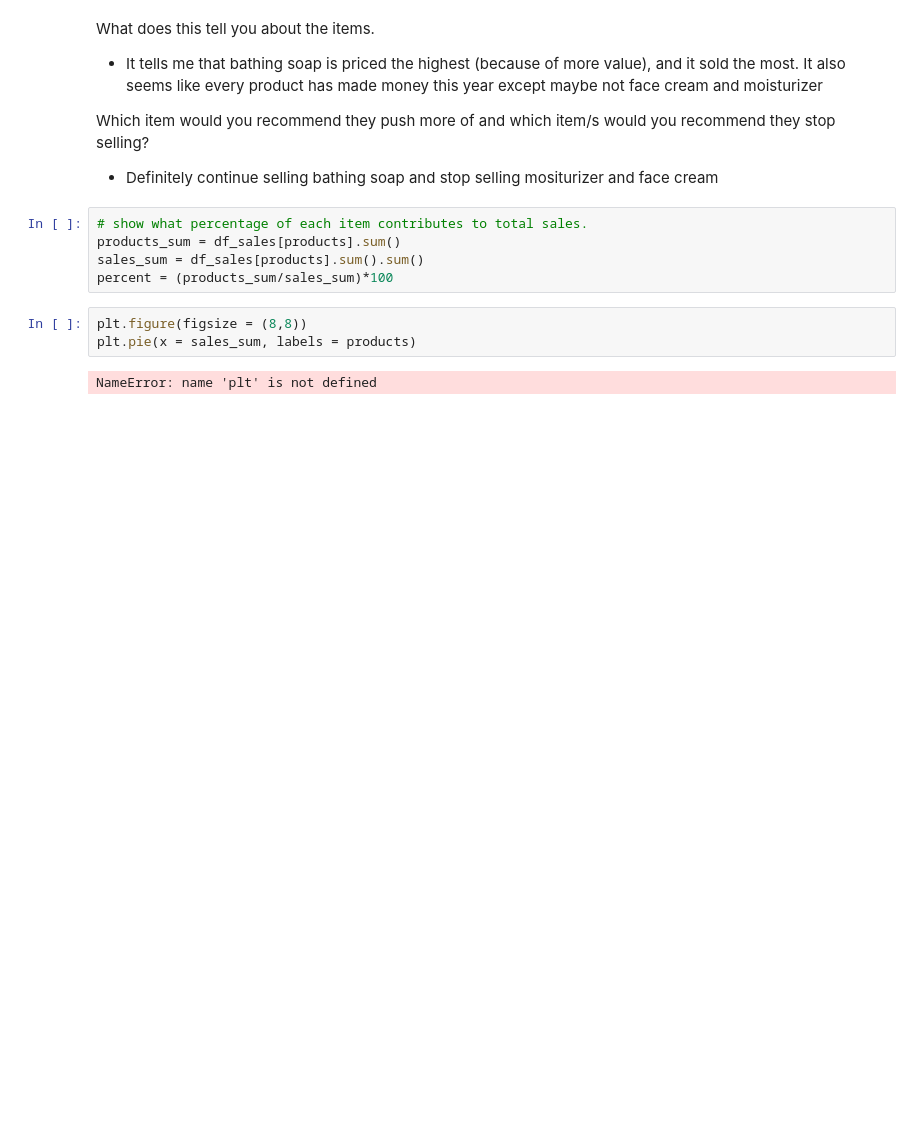
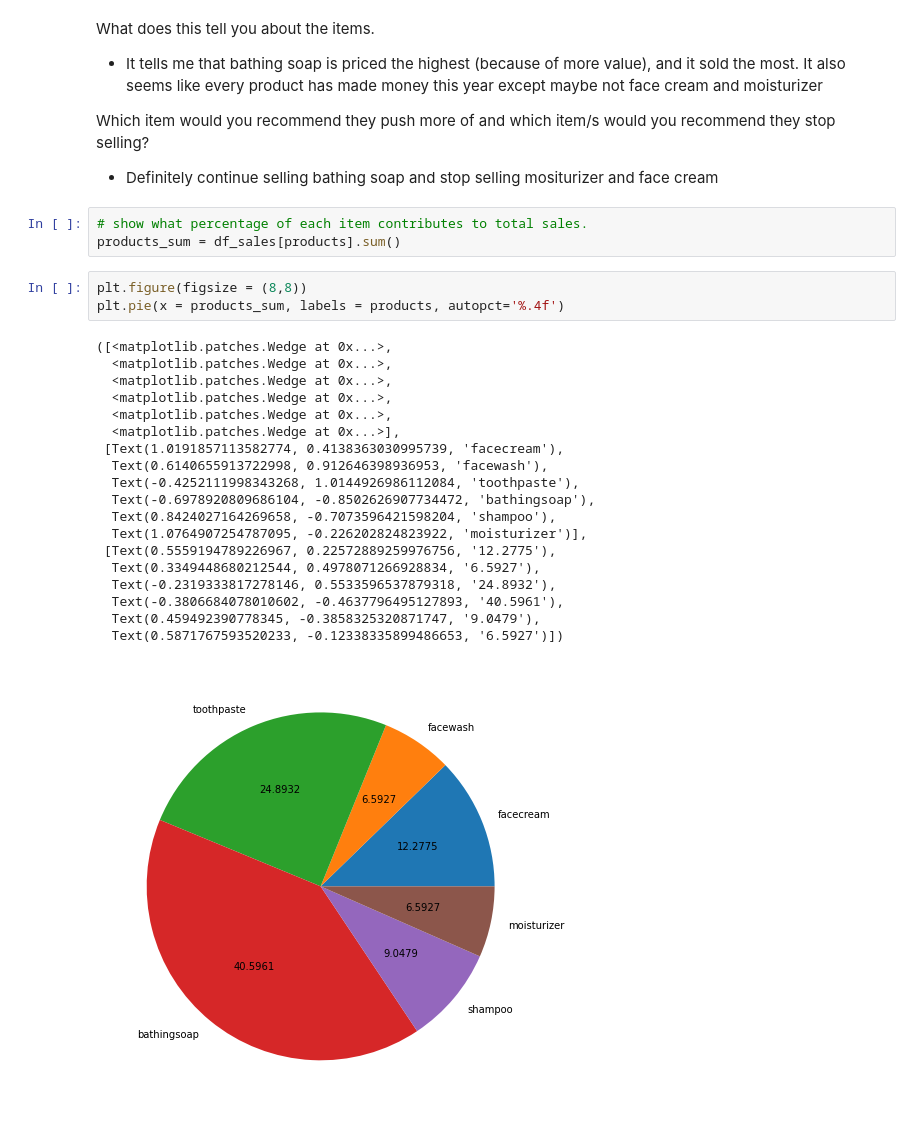
Before and after one commit to AliceLiu17/2022-fall-data-science, a Jupyter notebook: Week-08-Data-Visualization/Exercise.ipynb, the cells around one changed output. Saved outputs shown, nothing was run; the diff lists cells and outputs as text; blank space fills up the shorter version.

```diff
--- a/Week-08-Data-Visualization/Exercise.ipynb
+++ b/Week-08-Data-Visualization/Exercise.ipynb
@@ -269,10 +269,26 @@ Which item would you recommend they push more of and which item/s would you reco
 # %%
 # show what percentage of each item contributes to total sales.
 products_sum = df_sales[products].sum()
-sales_sum = df_sales[products].sum().sum()
-percent = (products_sum/sales_sum)*100
 # %%
 plt.figure(figsize = (8,8))
-plt.pie(x = sales_sum, labels = products)
+plt.pie(x = products_sum, labels = products, autopct='%.4f')
 # %% [output]
-NameError: name 'plt' is not defined
+([<matplotlib.patches.Wedge at 0x...>,
+  <matplotlib.patches.Wedge at 0x...>,
+  <matplotlib.patches.Wedge at 0x...>,
+  <matplotlib.patches.Wedge at 0x...>,
+  <matplotlib.patches.Wedge at 0x...>,
+  <matplotlib.patches.Wedge at 0x...>],
+ [Text(1.0191857113582774, 0.4138363030995739, 'facecream'),
+  Text(0.6140655913722998, 0.912646398936953, 'facewash'),
+  Text(-0.4252111998343268, 1.0144926986112084, 'toothpaste'),
+  Text(-0.6978920809686104, -0.8502626907734472, 'bathingsoap'),
+  Text(0.8424027164269658, -0.7073596421598204, 'shampoo'),
+  Text(1.0764907254787095, -0.226202824823922, 'moisturizer')],
+ [Text(0.5559194789226967, 0.22572889259976756, '12.2775'),
+  Text(0.3349448680212544, 0.4978071266928834, '6.5927'),
+  Text(-0.2319333817278146, 0.5533596537879318, '24.8932'),
+  Text(-0.3806684078010602, -0.4637796495127893, '40.5961'),
+  Text(0.459492390778345, -0.3858325320871747, '9.0479'),
+  Text(0.5871767593520233, -0.12338335899486653, '6.5927')])
+[figure, added]
```
